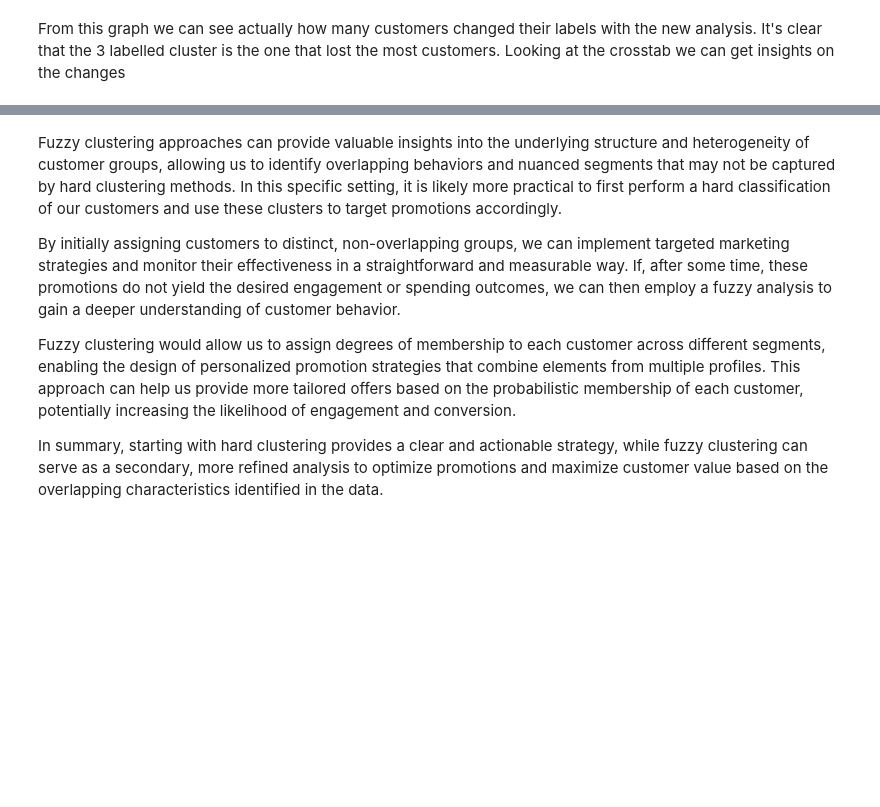
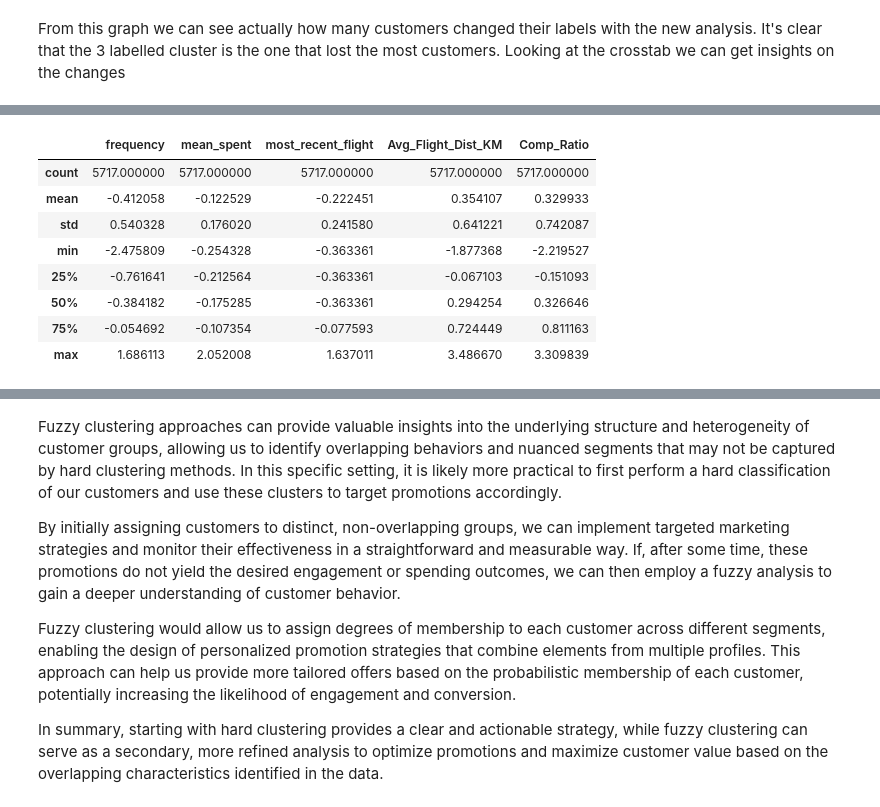
Before and after one commit to LiberoBiagi/DM_Nova_IMS_25-26, a Jupyter notebook: data_mining.ipynb, the cells around one changed output, grey strips where cells are left out. Drawn from its saved outputs; the diff is of its cells as text; code cells hidden in the pictures; blank space fills up the shorter version.

```diff
--- a/data_mining.ipynb
+++ b/data_mining.ipynb
@@ -3319,0 +3148,15 @@ customers, while other metrics show smaller differences.
+# %%
+subset_behavioural_0 = df_scaled_active.loc[df_scaled_active["fuzzy_behavioural"] == 0, ['frequency', 'mean_spent',
+                                                                           'most_recent_flight','Avg_Flight_Dist_KM','Comp_Ratio']]
+
+subset_behavioural_0.describe()
+# %% [output]
+|  | frequency | mean_spent | most_recent_flight | Avg_Flight_Dist_KM | Comp_Ratio |
+| count | 5717.000000 | 5717.000000 | 5717.000000 | 5717.000000 | 5717.000000 |
+| mean | -0.412058 | -0.122529 | -0.222451 | 0.354107 | 0.329933 |
+| std | 0.540328 | 0.176020 | 0.241580 | 0.641221 | 0.742087 |
+| min | -2.475809 | -0.254328 | -0.363361 | -1.877368 | -2.219527 |
+| 25% | -0.761641 | -0.212564 | -0.363361 | -0.067103 | -0.151093 |
+| 50% | -0.384182 | -0.175285 | -0.363361 | 0.294254 | 0.326646 |
+| 75% | -0.054692 | -0.107354 | -0.077593 | 0.724449 | 0.811163 |
+| max | 1.686113 | 2.052008 | 1.637011 | 3.486670 | 3.309839 |
```
Also changed, not shown: parts of 36 cells of this notebook, 1 other file.
